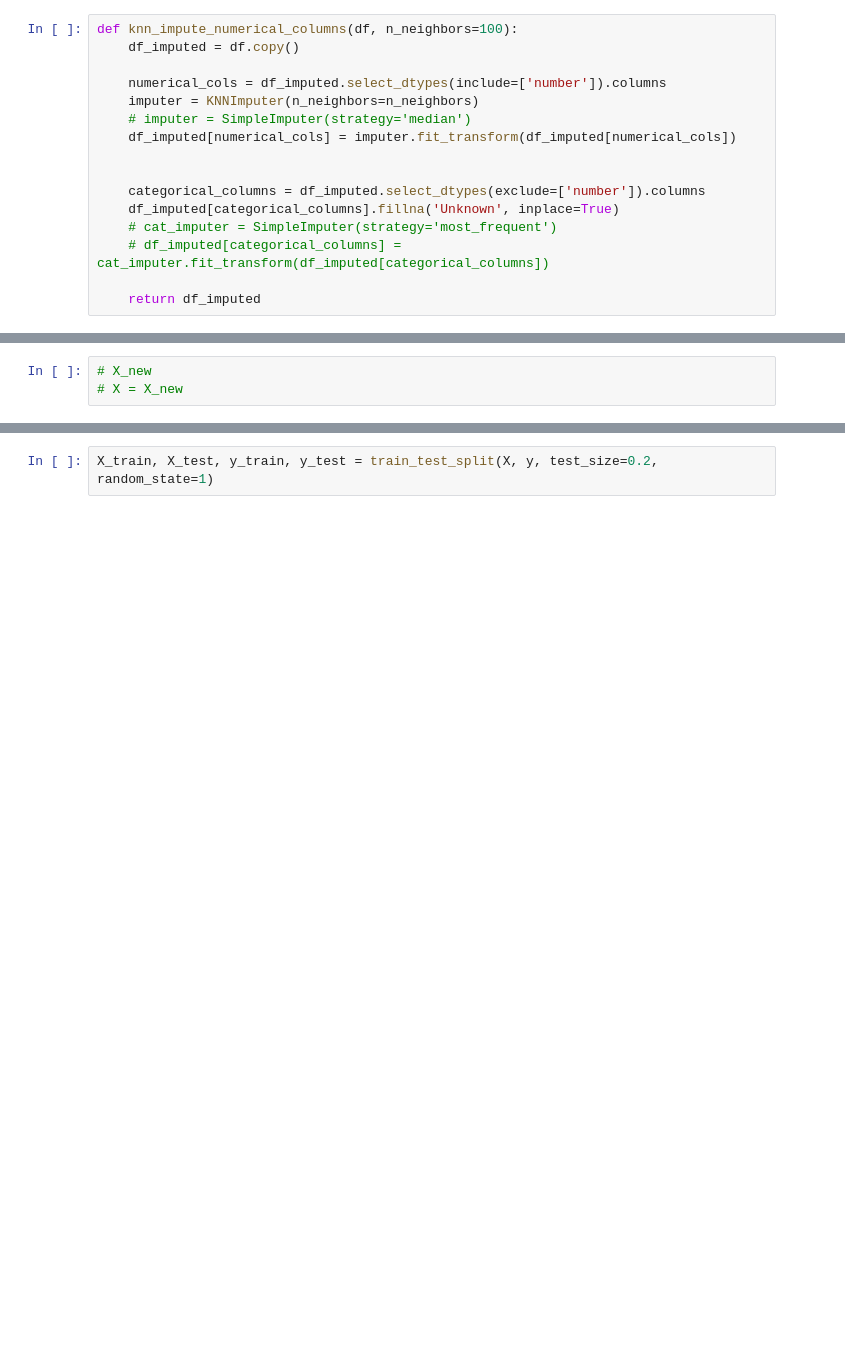
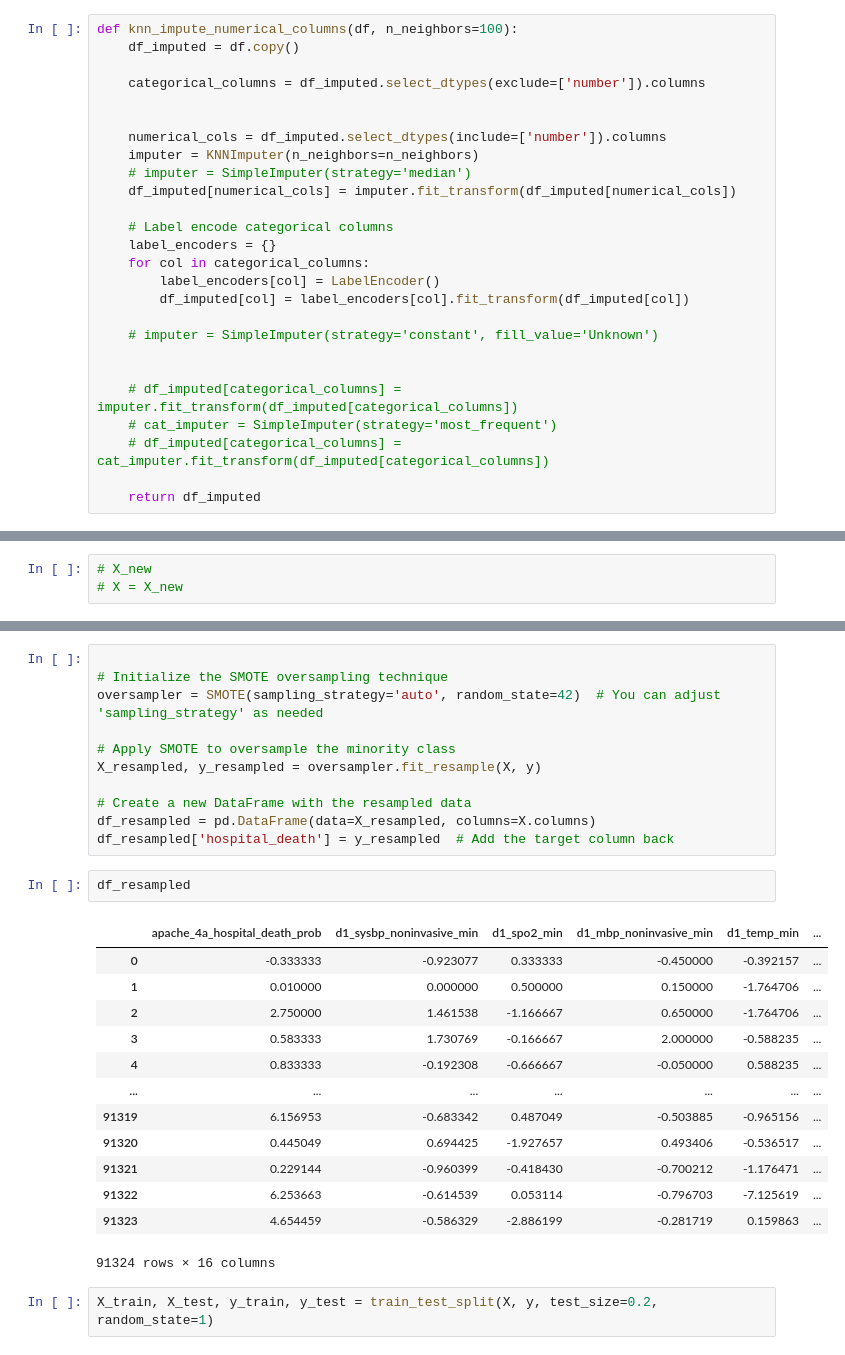
Before and after one commit to YahyaAhmedKhan/iml, a Jupyter notebook: knn2 copy.ipynb, the cells around one changed output, grey strips where cells are left out. Drawn from its saved outputs; the diff is of its cells as text; blank space fills up the shorter version.

```diff
--- a/knn2 copy.ipynb
+++ b/knn2 copy.ipynb
@@ -33,15 +36,25 @@ def robust_scale(df):
 # %%
 def knn_impute_numerical_columns(df, n_neighbors=100):
     df_imputed = df.copy()
+
+    categorical_columns = df_imputed.select_dtypes(exclude=['number']).columns
+
 
     numerical_cols = df_imputed.select_dtypes(include=['number']).columns
     imputer = KNNImputer(n_neighbors=n_neighbors)
     # imputer = SimpleImputer(strategy='median')
     df_imputed[numerical_cols] = imputer.fit_transform(df_imputed[numerical_cols])
 
+    # Label encode categorical columns
+    label_encoders = {}
+    for col in categorical_columns:
+        label_encoders[col] = LabelEncoder()
+        df_imputed[col] = label_encoders[col].fit_transform(df_imputed[col])
 
-    categorical_columns = df_imputed.select_dtypes(exclude=['number']).columns
-    df_imputed[categorical_columns].fillna('Unknown', inplace=True)
+    # imputer = SimpleImputer(strategy='constant', fill_value='Unknown')
+
+
+    # df_imputed[categorical_columns] = imputer.fit_transform(df_imputed[categorical_columns])
     # cat_imputer = SimpleImputer(strategy='most_frequent')
     # df_imputed[categorical_columns] = cat_imputer.fit_transform(df_imputed[categorical_columns])
 
@@ -163,4 +176,31 @@ Index(['apache_4a_hospital_death_prob', 'd1_spo2_min',
       dtype='object')
+# %%
+
+# Initialize the SMOTE oversampling technique
+oversampler = SMOTE(sampling_strategy='auto', random_state=42)  # You can adjust 'sampling_strategy' as needed
+
+# Apply SMOTE to oversample the minority class
+X_resampled, y_resampled = oversampler.fit_resample(X, y)
+
+# Create a new DataFrame with the resampled data
+df_resampled = pd.DataFrame(data=X_resampled, columns=X.columns)
+df_resampled['hospital_death'] = y_resampled  # Add the target column back
+# %%
+df_resampled
+# %% [output]
+|  | apache_4a_hospital_death_prob | d1_sysbp_noninvasive_min | d1_spo2_min | d1_mbp_noninvasive_min | d1_temp_min | ... |
+| 0 | -0.333333 | -0.923077 | 0.333333 | -0.450000 | -0.392157 | ... |
+| 1 | 0.010000 | 0.000000 | 0.500000 | 0.150000 | -1.764706 | ... |
+| 2 | 2.750000 | 1.461538 | -1.166667 | 0.650000 | -1.764706 | ... |
+| 3 | 0.583333 | 1.730769 | -0.166667 | 2.000000 | -0.588235 | ... |
+| 4 | 0.833333 | -0.192308 | -0.666667 | -0.050000 | 0.588235 | ... |
+| ... | ... | ... | ... | ... | ... | ... |
+| 91319 | 6.156953 | -0.683342 | 0.487049 | -0.503885 | -0.965156 | ... |
+| 91320 | 0.445049 | 0.694425 | -1.927657 | 0.493406 | -0.536517 | ... |
+| 91321 | 0.229144 | -0.960399 | -0.418430 | -0.700212 | -1.176471 | ... |
+| 91322 | 6.253663 | -0.614539 | 0.053114 | -0.796703 | -7.125619 | ... |
+| 91323 | 4.654459 | -0.586329 | -2.886199 | -0.281719 | 0.159863 | ... |
+91324 rows × 16 columns
 # %%
 X_train, X_test, y_train, y_test = train_test_split(X, y, test_size=0.2, random_state=1)
 # %%
```
Also changed, not shown: parts of 20 cells of this notebook, 3 other files.
